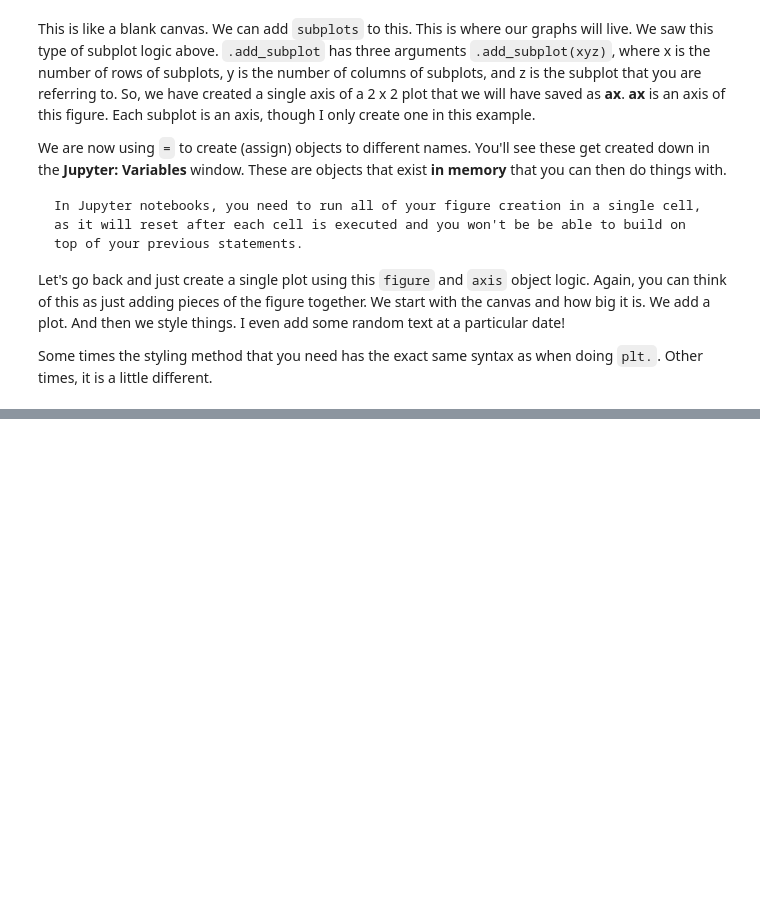
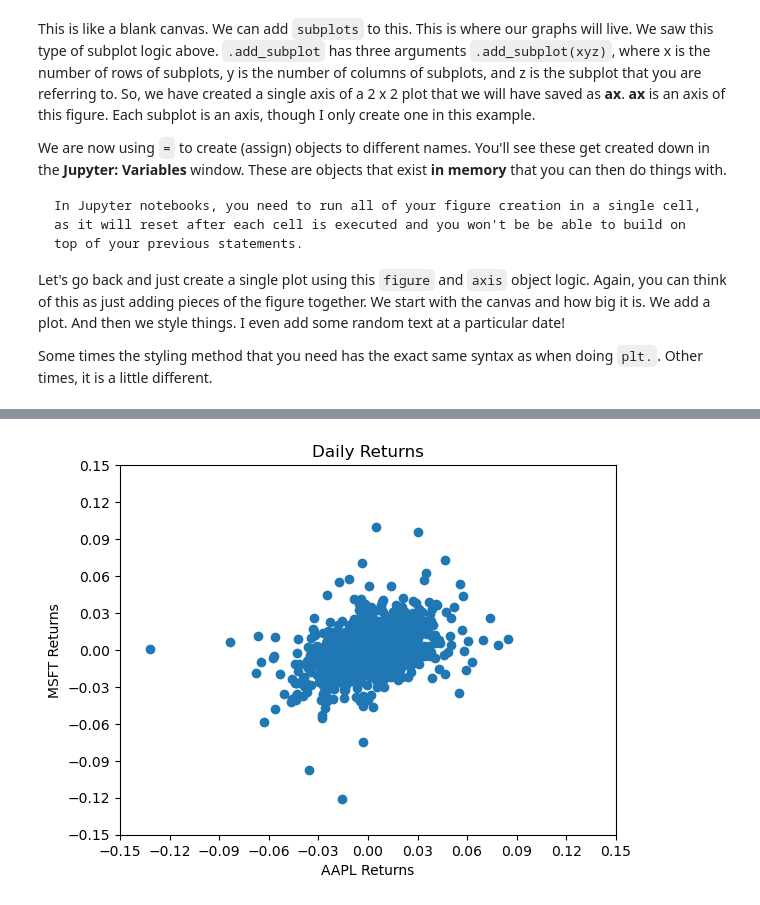
Before and after one commit to aaiken1/fin-data-analysis-text, a Jupyter notebook: _sources/chapters/5_0_matplotlib.ipynb, the cells around one changed output, grey strips where cells are left out. Saved outputs shown, nothing was run; the diff lists cells and outputs as text; code cells hidden in the pictures; blank space fills up the shorter version.

```diff
--- a/_sources/chapters/5_0_matplotlib.ipynb
+++ b/_sources/chapters/5_0_matplotlib.ipynb
@@ -313,0 +333,15 @@ ax.text(datetime(2015, 12, 8), -0.10, 'Random Text!!!!',
+# %%
+# Plot
+fig, ax = plt.subplots()
+
+ax.scatter(stocks.aapl_ret, stocks.msft_ret)
+
+ax.set(xlim=(-.15, .15), xticks=np.arange(-0.15, 0.18, 0.03),
+       ylim=(-.15, .15), yticks=np.arange(-0.15, 0.18, 0.03),
+       title="Daily Returns",
+       xlabel="AAPL Returns",
+       ylabel="MSFT Returns")
+
+plt.show()
+# %% [output]
+[figure, added]
```
Also changed, not shown: parts of 17 cells of this notebook, 4 other files.
